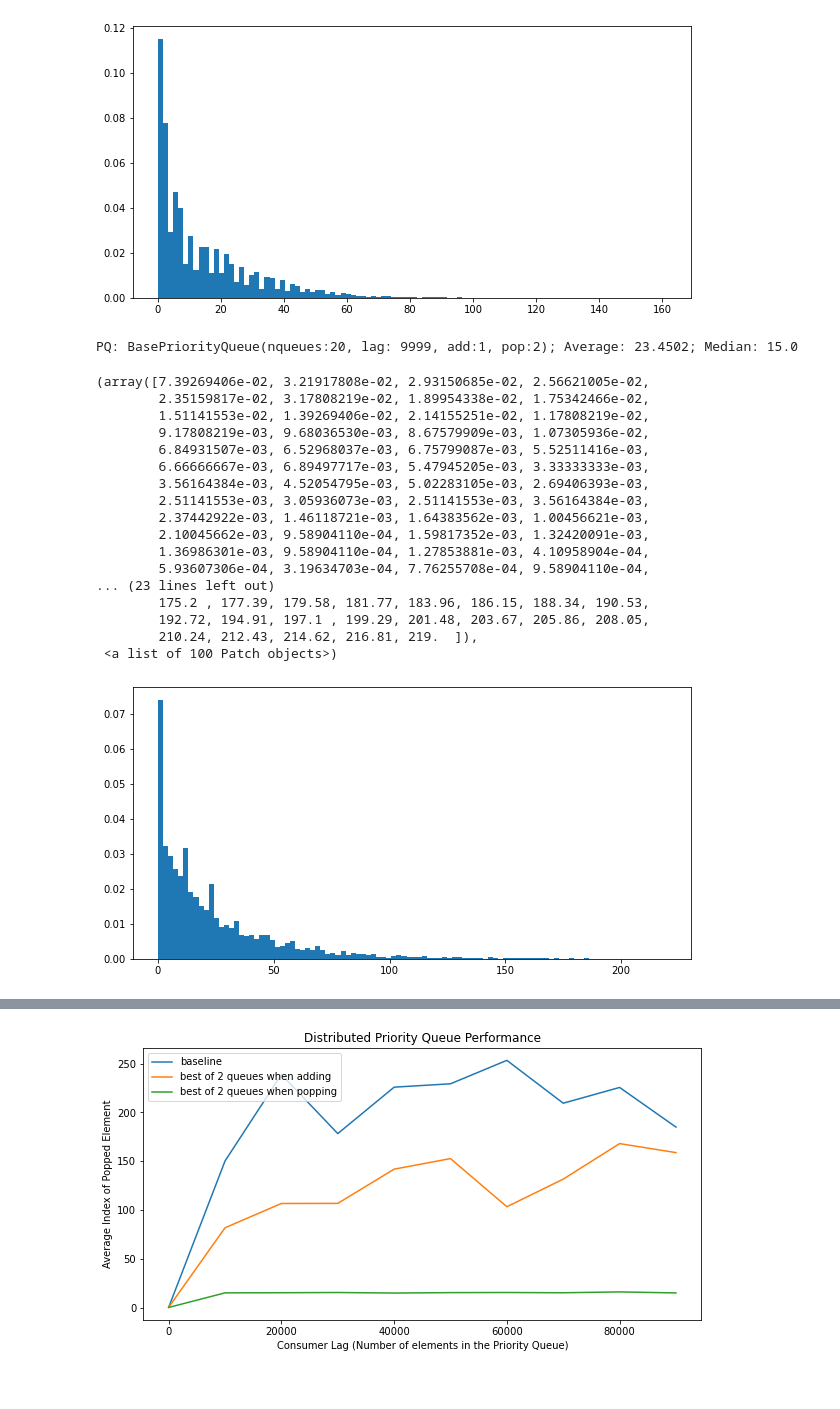
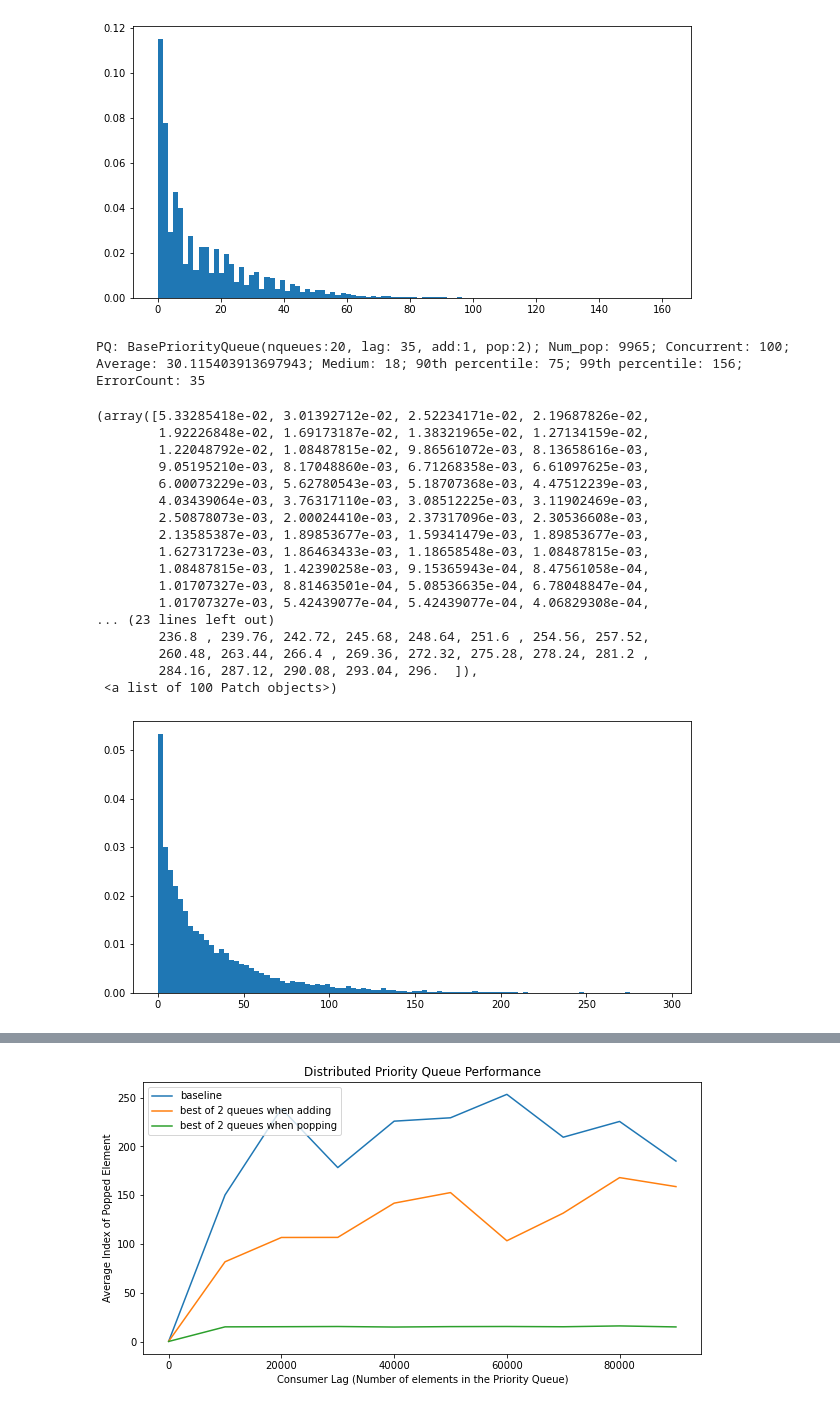
Before and after one commit to bslin/distributed-pq, a Jupyter notebook: simulation/src/simulator.ipynb, the cells around one changed output, grey strips where cells are left out. Drawn from its saved outputs; the diff is of its cells as text; code cells hidden in the pictures.

Commit message:
concurrent simulation

```diff
--- a/simulation/src/simulator.ipynb
+++ b/simulation/src/simulator.ipynb
@@ -42,42 +42,41 @@ PQ: BasePriorityQueue(nqueues:20, lag: 10000, add:1, pop:2); Average: 14.8338833
 # %%
 # with concurrent pop
 import statistics
 import random
-from testrunner import TestRunner
 from testrunner_v2 import TestRunnerV2
 from distributed_pq import BasePriorityQueue
 random.seed(5)
 
-consumer_lag = 10000
-num_iterations = 10000
-num_concurrent_pops = 50
+initial_item_count = 10000
+num_pops = 10000
+num_concurrent_pops = 100
 
 pq1 = BasePriorityQueue(num_queues=20, num_queues_lb_add=1, num_queues_lb_pop=2)
 
-out1 = TestRunnerV2(queue=pq1, consumer_lag=consumer_lag, num_iterations=num_iterations, num_concurrent_pops = num_concurrent_pops).run()
+out1, err1 = TestRunnerV2(queue=pq1, initial_item_count=initial_item_count, num_pops=num_pops, num_concurrent_pops = num_concurrent_pops).run()
 
 plt.rcParams['figure.figsize'] = [10, 5]
 plt.hist(out1, 100, density=True)
 # %% [output]
-PQ: BasePriorityQueue(nqueues:20, lag: 9999, add:1, pop:2); Average: 23.4502; Median: 15.0
+PQ: BasePriorityQueue(nqueues:20, lag: 35, add:1, pop:2); Num_pop: 9965; Concurrent: 100; Average: 30.115403913697943; Medium: 18; 90th percentile: 75; 99th percentile: 156; ErrorCount: 35
-(array([7.39269406e-02, 3.21917808e-02, 2.93150685e-02, 2.56621005e-02,
-        2.35159817e-02, 3.17808219e-02, 1.89954338e-02, 1.75342466e-02,
-        1.51141553e-02, 1.39269406e-02, 2.14155251e-02, 1.17808219e-02,
-        9.17808219e-03, 9.68036530e-03, 8.67579909e-03, 1.07305936e-02,
-        6.84931507e-03, 6.52968037e-03, 6.75799087e-03, 5.52511416e-03,
-        6.66666667e-03, 6.89497717e-03, 5.47945205e-03, 3.33333333e-03,
-        3.56164384e-03, 4.52054795e-03, 5.02283105e-03, 2.69406393e-03,
-        2.51141553e-03, 3.05936073e-03, 2.51141553e-03, 3.56164384e-03,
-        2.37442922e-03, 1.46118721e-03, 1.64383562e-03, 1.00456621e-03,
-        2.10045662e-03, 9.58904110e-04, 1.59817352e-03, 1.32420091e-03,
-        1.36986301e-03, 9.58904110e-04, 1.27853881e-03, 4.10958904e-04,
-        5.93607306e-04, 3.19634703e-04, 7.76255708e-04, 9.58904110e-04,
+(array([5.33285418e-02, 3.01392712e-02, 2.52234171e-02, 2.19687826e-02,
+        1.92226848e-02, 1.69173187e-02, 1.38321965e-02, 1.27134159e-02,
+        1.22048792e-02, 1.08487815e-02, 9.86561072e-03, 8.13658616e-03,
+        9.05195210e-03, 8.17048860e-03, 6.71268358e-03, 6.61097625e-03,
+        6.00073229e-03, 5.62780543e-03, 5.18707368e-03, 4.47512239e-03,
+        4.03439064e-03, 3.76317110e-03, 3.08512225e-03, 3.11902469e-03,
+        2.50878073e-03, 2.00024410e-03, 2.37317096e-03, 2.30536608e-03,
+        2.13585387e-03, 1.89853677e-03, 1.59341479e-03, 1.89853677e-03,
+        1.62731723e-03, 1.86463433e-03, 1.18658548e-03, 1.08487815e-03,
+        1.08487815e-03, 1.42390258e-03, 9.15365943e-04, 8.47561058e-04,
+        1.01707327e-03, 8.81463501e-04, 5.08536635e-04, 6.78048847e-04,
+        1.01707327e-03, 5.42439077e-04, 5.42439077e-04, 4.06829308e-04,
 ... (23 lines left out)
-        175.2 , 177.39, 179.58, 181.77, 183.96, 186.15, 188.34, 190.53,
-        192.72, 194.91, 197.1 , 199.29, 201.48, 203.67, 205.86, 208.05,
-        210.24, 212.43, 214.62, 216.81, 219.  ]),
+        236.8 , 239.76, 242.72, 245.68, 248.64, 251.6 , 254.56, 257.52,
+        260.48, 263.44, 266.4 , 269.36, 272.32, 275.28, 278.24, 281.2 ,
+        284.16, 287.12, 290.08, 293.04, 296.  ]),
  <a list of 100 Patch objects>)
-[figure, old version]
+[figure, new version]
 # %%
 import statistics
 import random
```
Also changed, not shown: 3 other files.
